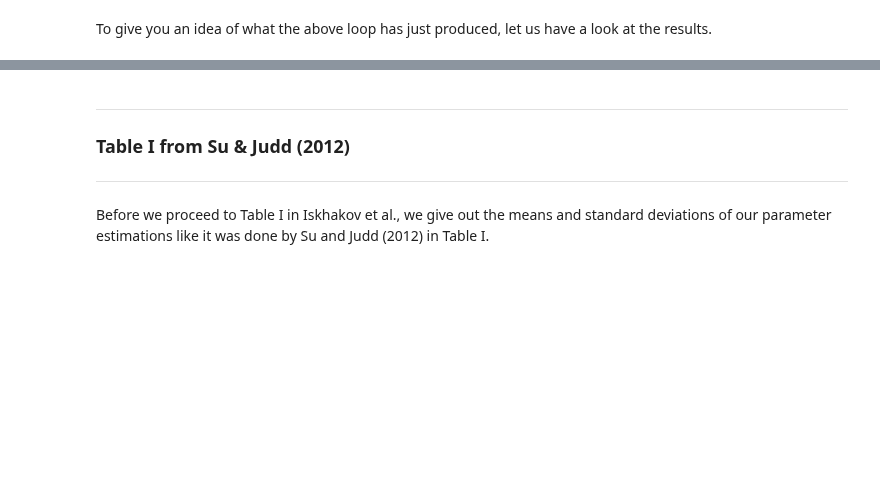
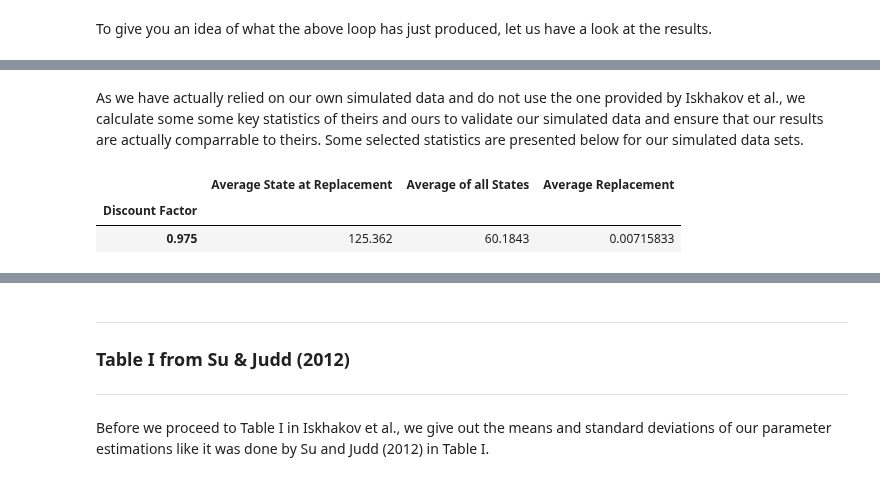
Before and after one commit to OpenSourceEconomics/ruspy, a Jupyter notebook: promotion/replication/replication_iskhakov_et_al_2016.ipynb, the cells around one changed output, grey strips where cells are left out. Saved outputs shown, nothing was run; the diff lists cells and outputs as text; code cells hidden in the pictures; blank space fills up the shorter version.

```diff
--- a/promotion/replication/replication_iskhakov_et_al_2016.ipynb
+++ b/promotion/replication/replication_iskhakov_et_al_2016.ipynb
@@ -160,0 +199,8 @@ results
+# %% [markdown]
+As we have actually relied on our own simulated data and do not use the one provided by Iskhakov et al., we calculate some some key statistics of theirs and ours to validate our simulated data and ensure that our results are actually comparrable to theirs. Some selected statistics are presented below for our simulated data sets.
+# %%
+check_simulated_data(saved_data, discount_factor, number_runs)
+# %% [output]
+|  | Average State at Replacement | Average of all States | Average Replacement |
+| Discount Factor |  |  |  |
+| 0.975 | 125.362 | 60.1843 | 0.00715833 |
```
Also changed, not shown: parts of 17 cells of this notebook, 25 other files.
